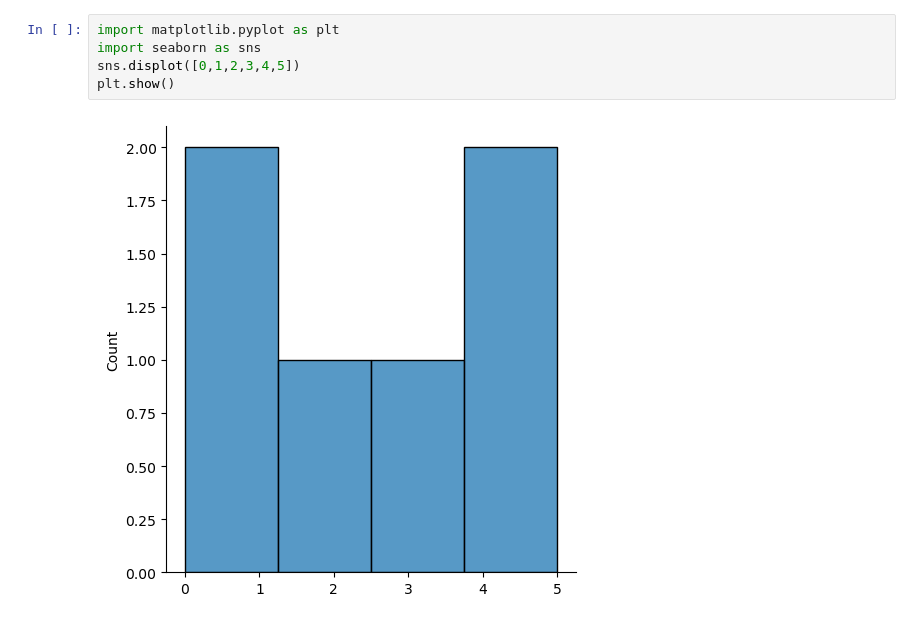
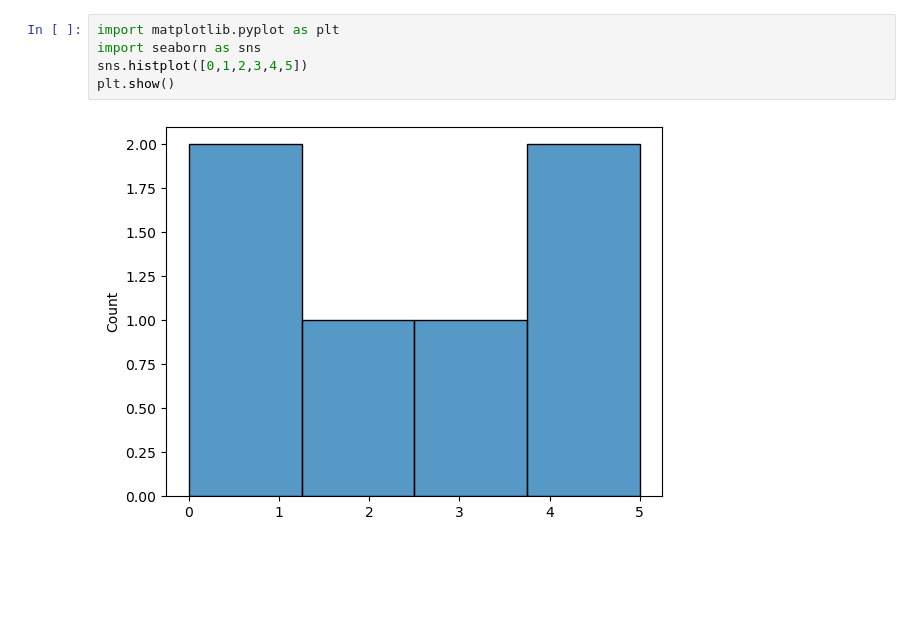
Before and after one commit to shakib-hossain-md/Data-Analysis, a Jupyter notebook: NumPy/NumPy Random/Seaborn.ipynb, the cells around one changed output. Drawn from its saved outputs; the diff is of its cells as text; blank space fills up the shorter version.

```diff
--- a/NumPy/NumPy Random/Seaborn.ipynb
+++ b/NumPy/NumPy Random/Seaborn.ipynb
@@ -1,10 +1,10 @@
 # %%
 import matplotlib.pyplot as plt
 import seaborn as sns
-sns.displot([0,1,2,3,4,5])
+sns.histplot([0,1,2,3,4,5])
 plt.show()
 # %% [output]
-[figure, old version]
+[figure, new version]
 # %%
 import matplotlib.pyplot as plt
 import seaborn as sns
```
Also changed, not shown: parts of 1 cell of this notebook.
